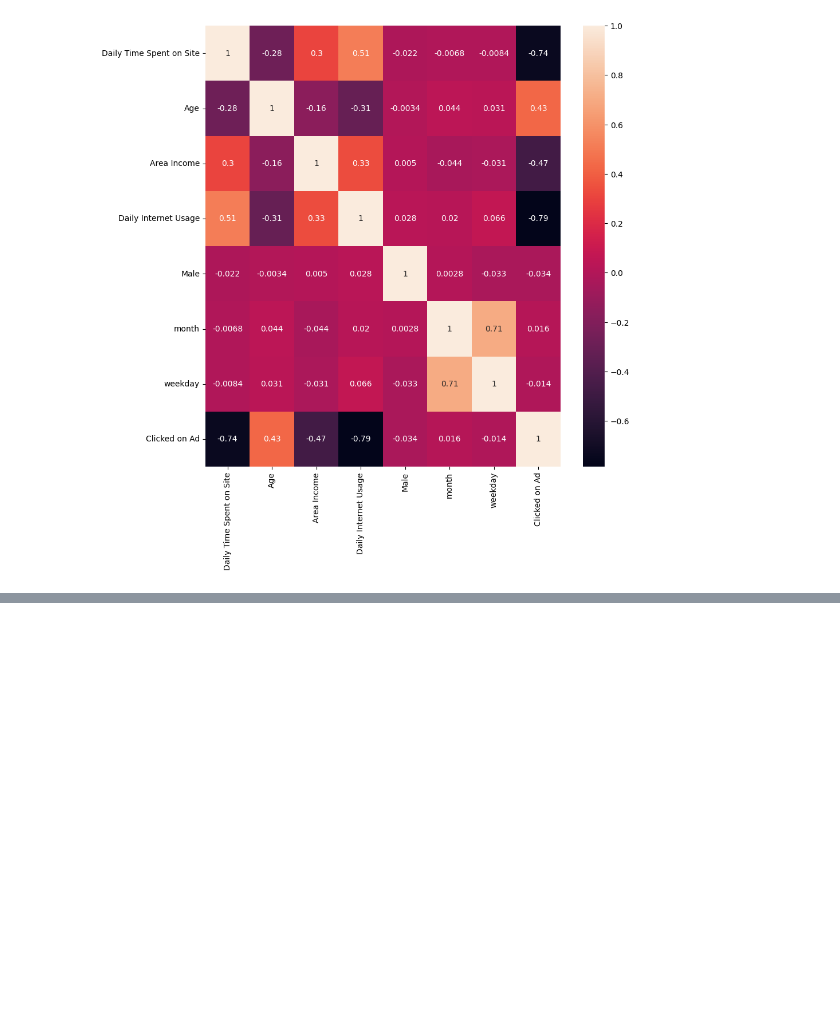
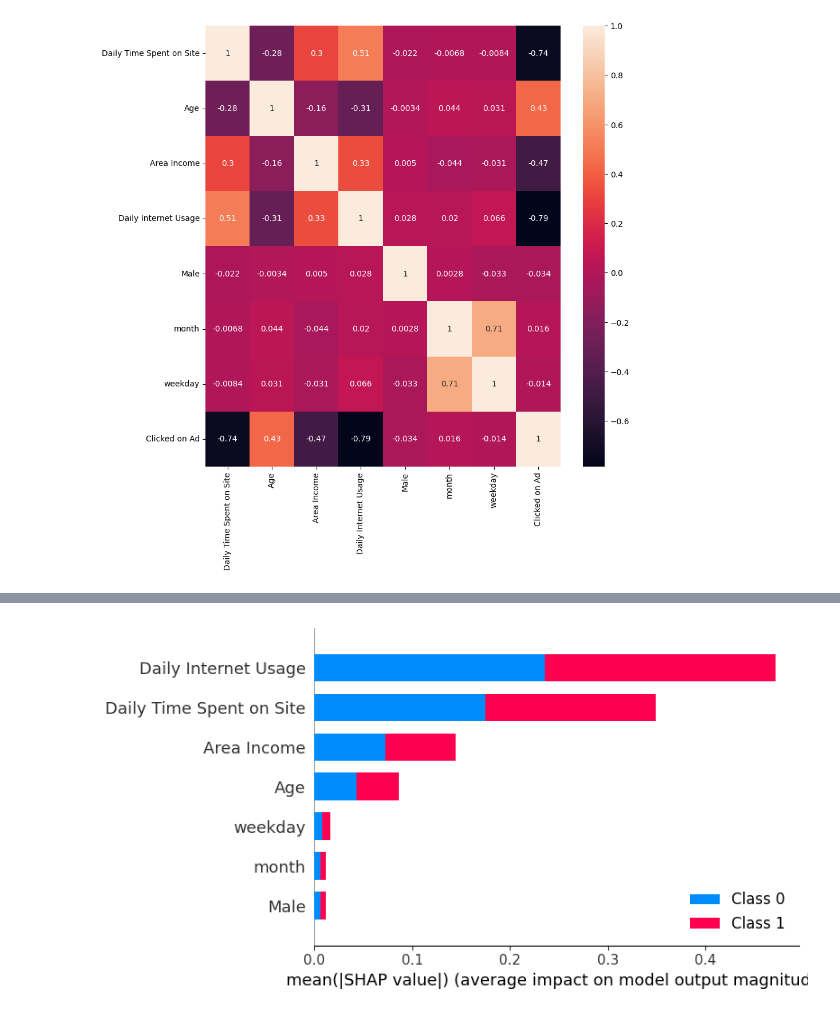
Before and after one commit to masendhy/predict_customer_clicked_ads_classification_by_using_machine_learning, a Jupyter notebook: predict_customer_clicked_ads_classification_by_using_machine_learning.ipynb, the cells around one changed output, grey strips where cells are left out. Saved outputs shown, nothing was run; the diff lists cells and outputs as text; code cells hidden in the pictures; blank space fills up the shorter version.

```diff
--- a/predict_customer_clicked_ads_classification_by_using_machine_learning.ipynb
+++ b/predict_customer_clicked_ads_classification_by_using_machine_learning.ipynb
@@ -275,0 +689,9 @@ X = df_feat.drop(['Clicked on Ad'], axis=1)
+# %%
+#Feature Importance
+
+explainer = shap.TreeExplainer(rf)
+shap_values = explainer.shap_values(X2)
+# %%
+shap.summary_plot(shap_values, X2, plot_type="bar",)
+# %% [output]
+[figure, added]
```
Also changed, not shown: parts of 44 cells of this notebook.
